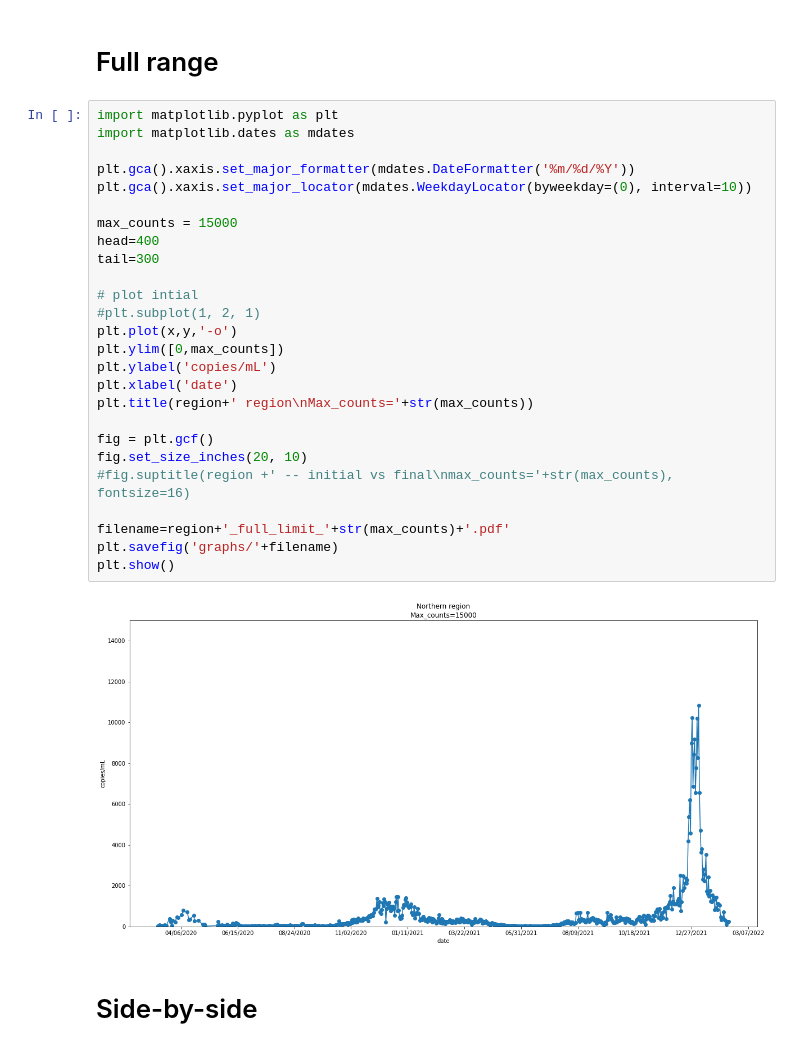
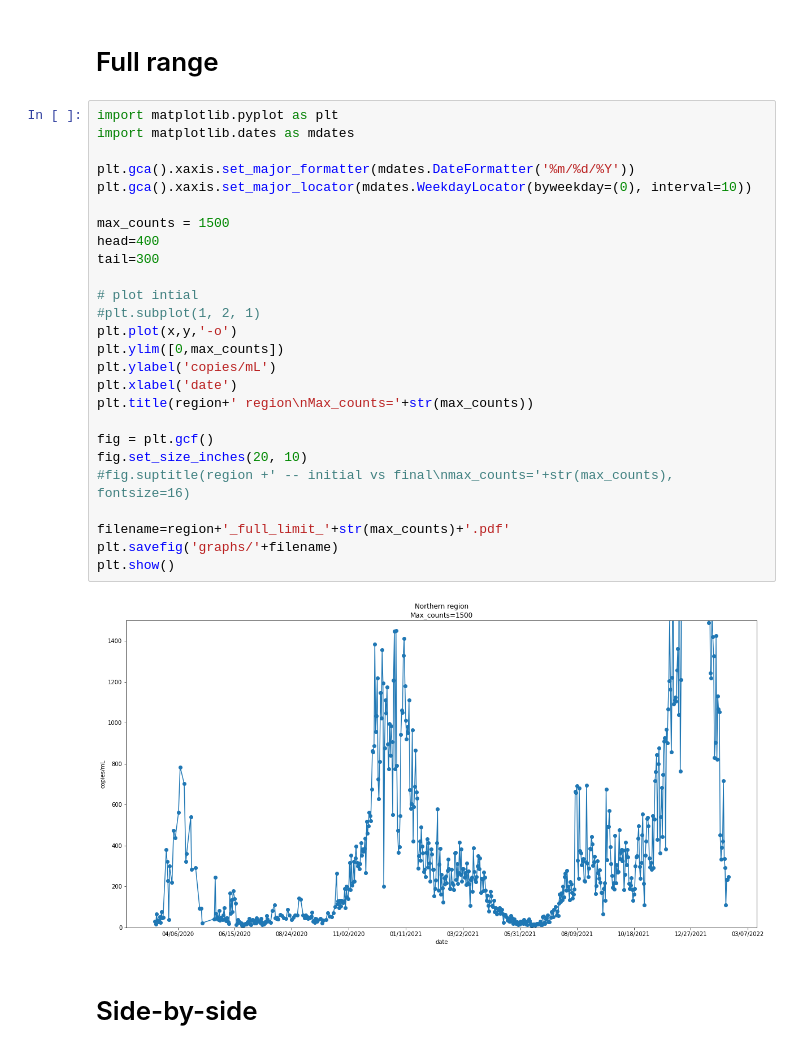
Before and after one commit to edgecollective/wastewater-analysis, a Jupyter notebook: wastewater.ipynb, the cells around one changed output. Drawn from its saved outputs; the diff is of its cells as text.

```diff
--- a/wastewater.ipynb
+++ b/wastewater.ipynb
@@ -99,31 +99,31 @@ for i in range(0,len(dates)):
 # %%
 import matplotlib.pyplot as plt
 import matplotlib.dates as mdates
 
 plt.gca().xaxis.set_major_formatter(mdates.DateFormatter('%m/%d/%Y'))
 plt.gca().xaxis.set_major_locator(mdates.WeekdayLocator(byweekday=(0), interval=10))
 
-max_counts = 15000
+max_counts = 1500
 head=400
 tail=300
 
 # plot intial
 #plt.subplot(1, 2, 1)
 plt.plot(x,y,'-o')
 plt.ylim([0,max_counts])
 plt.ylabel('copies/mL')
 plt.xlabel('date')
 plt.title(region+' region\nMax_counts='+str(max_counts))
 
 fig = plt.gcf()
 fig.set_size_inches(20, 10)
 #fig.suptitle(region +' -- initial vs final\nmax_counts='+str(max_counts), fontsize=16)
 
 filename=region+'_full_limit_'+str(max_counts)+'.pdf'
 plt.savefig('graphs/'+filename)
 plt.show()
 # %% [output]
-[figure, old version]
+[figure, new version]
 # %% [markdown]
 # Side-by-side
 # %%
```
Also changed, not shown: 1 other file.
